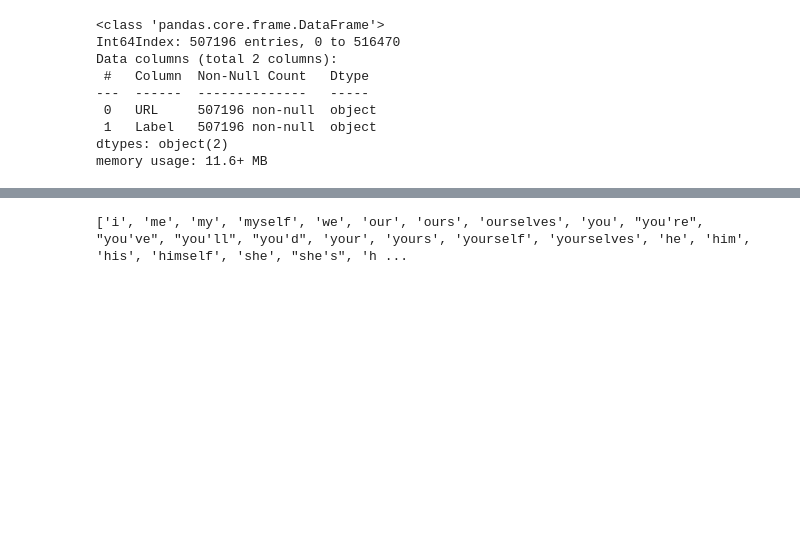
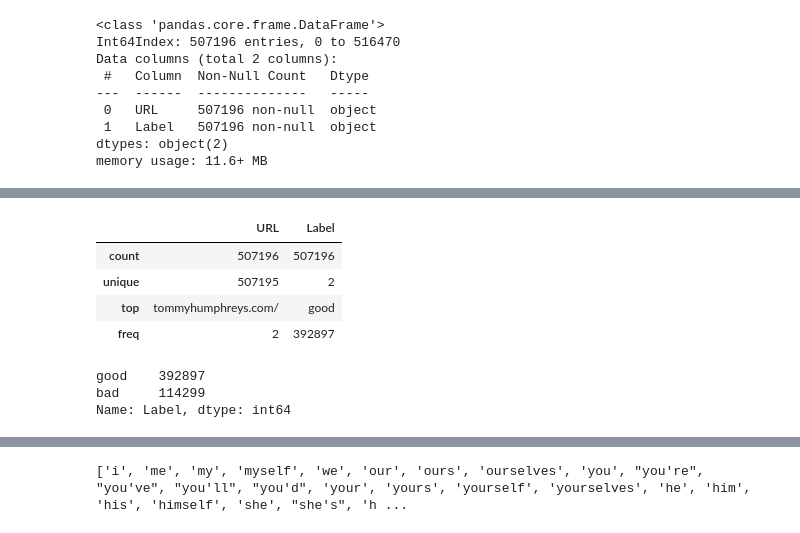
Before and after one commit to yuvagopi/Phishing_site_detection_ml, a Jupyter notebook: Anti_Phishing.ipynb, the cells around one changed output, grey strips where cells are left out. Cells and saved outputs as stored; diff of their text form; code cells hidden in the pictures; blank space fills up the shorter version.

```diff
--- a/Anti_Phishing.ipynb
+++ b/Anti_Phishing.ipynb
@@ -94,0 +87,14 @@ True
+# %%
+df.describe(include='object') # summarizes the descriptive statistics for the columns in the DataFrame that contain string or categorical data.
+# %% [output]
+|  | URL | Label |
+| count | 507196 | 507196 |
+| unique | 507195 | 2 |
+| top | tommyhumphreys.com/ | good |
+| freq | 2 | 392897 |
+# %%
+df['Label'].value_counts() #It is almost seems to balanced.
+# %% [output]
+good    392897
+bad     114299
+Name: Label, dtype: int64
```
Also changed, not shown: parts of 47 cells of this notebook.
